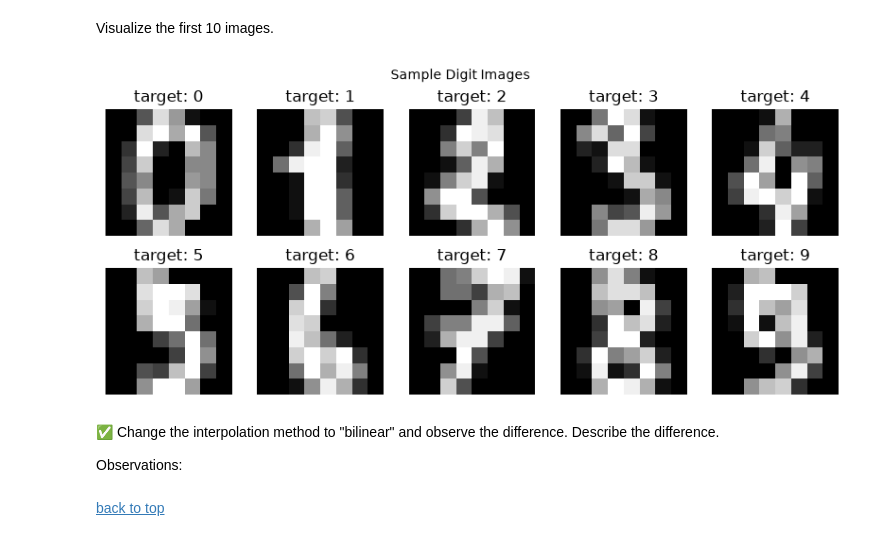
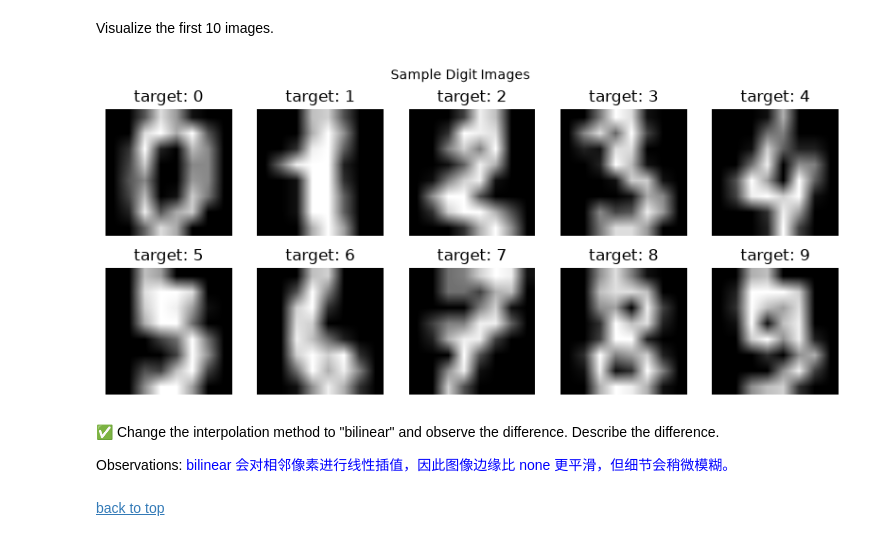
Before and after one commit to 2379836379/Artificial-Intelligence-for-Chemistry-Laboratory-2026Summer-PKU, a Jupyter notebook: lab1_ML4ImgRec.ipynb, the cells around one changed output. Drawn from its saved outputs; the diff is of its cells as text; code cells hidden in the pictures.

```diff
--- a/lab1_ML4ImgRec.ipynb
+++ b/lab1_ML4ImgRec.ipynb
@@ -411,21 +412,20 @@ Visualize the first 10 images. <br>
 # %%
 plt.figure(figsize=(10, 4))
 for i in range(10):
     plt.subplot(2, 5, i + 1)
     #TODO Change the interpolation method to "bilinear" and observe the difference.
-    plt.imshow(digits.images[i], cmap='gray',interpolation='none')
+    plt.imshow(digits.images[i], cmap='gray',interpolation='bilinear')
     plt.title(f"target: {digits.target[i]}")
     plt.axis('off')
 plt.suptitle("Sample Digit Images", fontsize=10)
 plt.show()
 # %% [output]
-[figure, old version]
+[figure, new version]
 # %% [markdown]
 ✅ Change the interpolation method to "bilinear" and observe the difference. Describe the difference. <br>
 
  Observations: <font color='blue'>
-
-
+bilinear 会对相邻像素进行线性插值，因此图像边缘比 none 更平滑，但细节会稍微模糊。
  </font>
 # %% [markdown]
 [back to top](#0)
```
Also changed, not shown: parts of 6 cells of this notebook, 20 other files.
